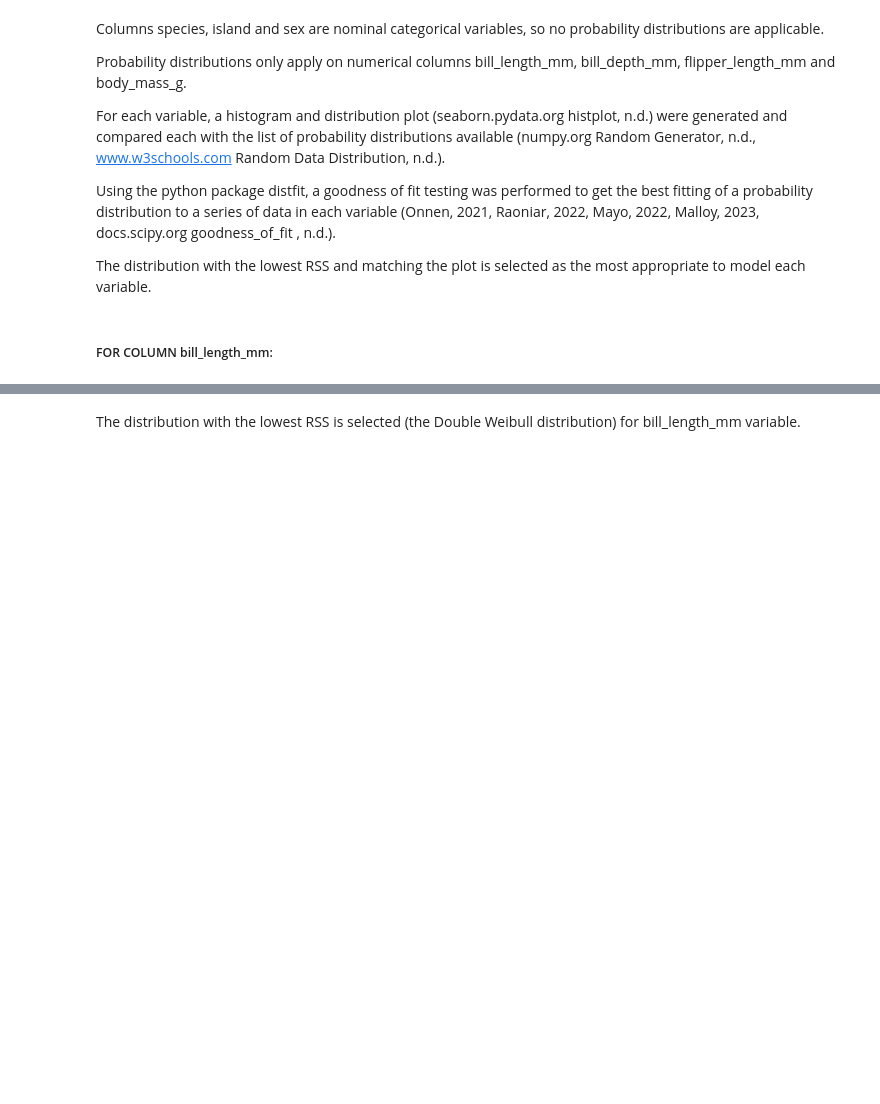
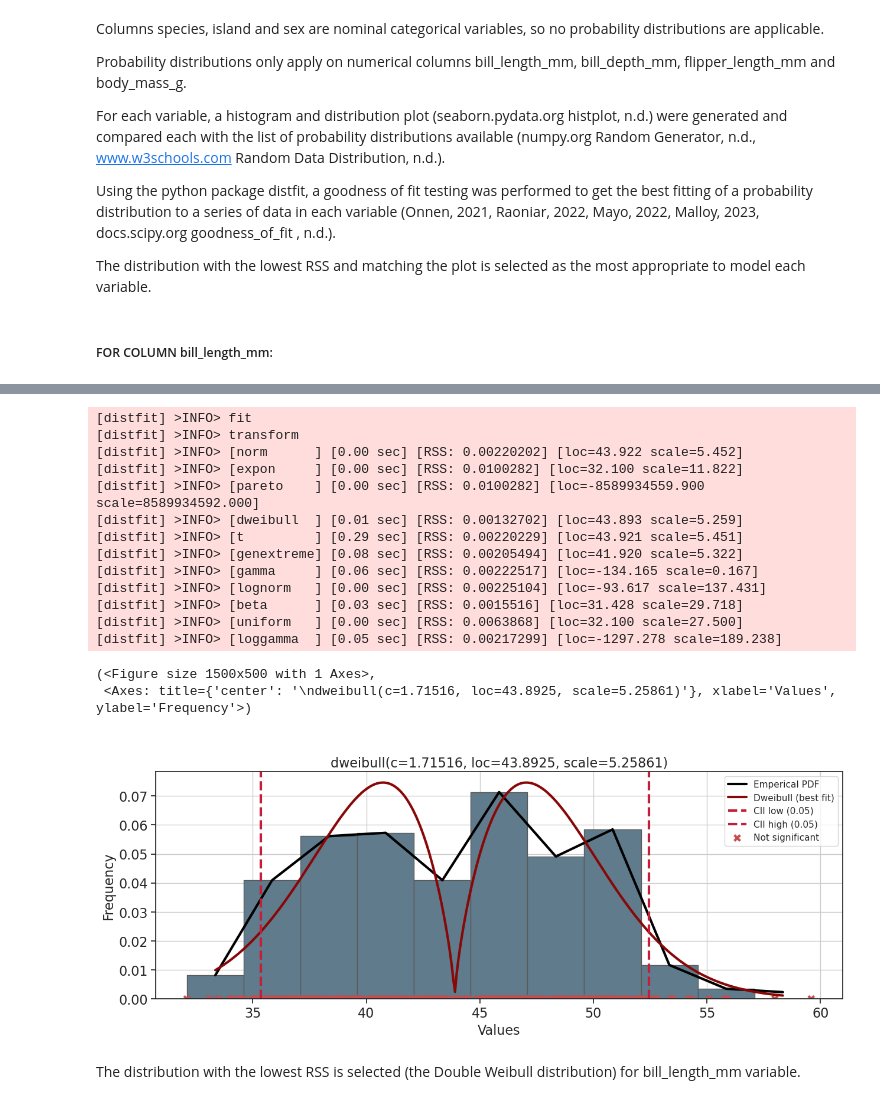
Before and after one commit to nurbujang/fundaw23, a Jupyter notebook: tasks.ipynb, the cells around one changed output, grey strips where cells are left out. Drawn from its saved outputs; the diff is of its cells as text; code cells hidden in the pictures; blank space fills up the shorter version.

```diff
--- a/tasks.ipynb
+++ b/tasks.ipynb
@@ -269,9 +324,26 @@ plt.show()
 # %%
 dist = distfit() # Initialize distfit
 
 dist.fit_transform(df['bill_length_mm'].dropna().values) # Fit distributions on empirical data bill_length_mm, after dropping missing values
 dist.predict(df['bill_length_mm'].dropna().values) # Predict the probability of the response variables
-dist.plot() # Plot the best fitted distribution (y is included if prediction is made)
+dist.plot(figsize=(15,5)) # Plot the best fitted distribution (y is included if prediction is made)
+# %% [output]
+[distfit] >INFO> fit
+[distfit] >INFO> transform
+[distfit] >INFO> [norm      ] [0.00 sec] [RSS: 0.00220202] [loc=43.922 scale=5.452]
+[distfit] >INFO> [expon     ] [0.00 sec] [RSS: 0.0100282] [loc=32.100 scale=11.822]
+[distfit] >INFO> [pareto    ] [0.00 sec] [RSS: 0.0100282] [loc=-8589934559.900 scale=8589934592.000]
+[distfit] >INFO> [dweibull  ] [0.01 sec] [RSS: 0.00132702] [loc=43.893 scale=5.259]
+[distfit] >INFO> [t         ] [0.29 sec] [RSS: 0.00220229] [loc=43.921 scale=5.451]
+[distfit] >INFO> [genextreme] [0.08 sec] [RSS: 0.00205494] [loc=41.920 scale=5.322]
+[distfit] >INFO> [gamma     ] [0.06 sec] [RSS: 0.00222517] [loc=-134.165 scale=0.167]
+[distfit] >INFO> [lognorm   ] [0.00 sec] [RSS: 0.00225104] [loc=-93.617 scale=137.431]
+[distfit] >INFO> [beta      ] [0.03 sec] [RSS: 0.0015516] [loc=31.428 scale=29.718]
+[distfit] >INFO> [uniform   ] [0.00 sec] [RSS: 0.0063868] [loc=32.100 scale=27.500]
+[distfit] >INFO> [loggamma  ] [0.05 sec] [RSS: 0.00217299] [loc=-1297.278 scale=189.238]
+(<Figure size 1500x500 with 1 Axes>,
+ <Axes: title={'center': '\ndweibull(c=1.71516, loc=43.8925, scale=5.25861)'}, xlabel='Values', ylabel='Frequency'>)
+[figure, added]
 # %% [markdown]
 The distribution with the lowest RSS is selected (the Double Weibull distribution) for bill_length_mm variable.
 # %% [markdown]
```
Also changed, not shown: parts of 21 cells of this notebook, 2 other files.
